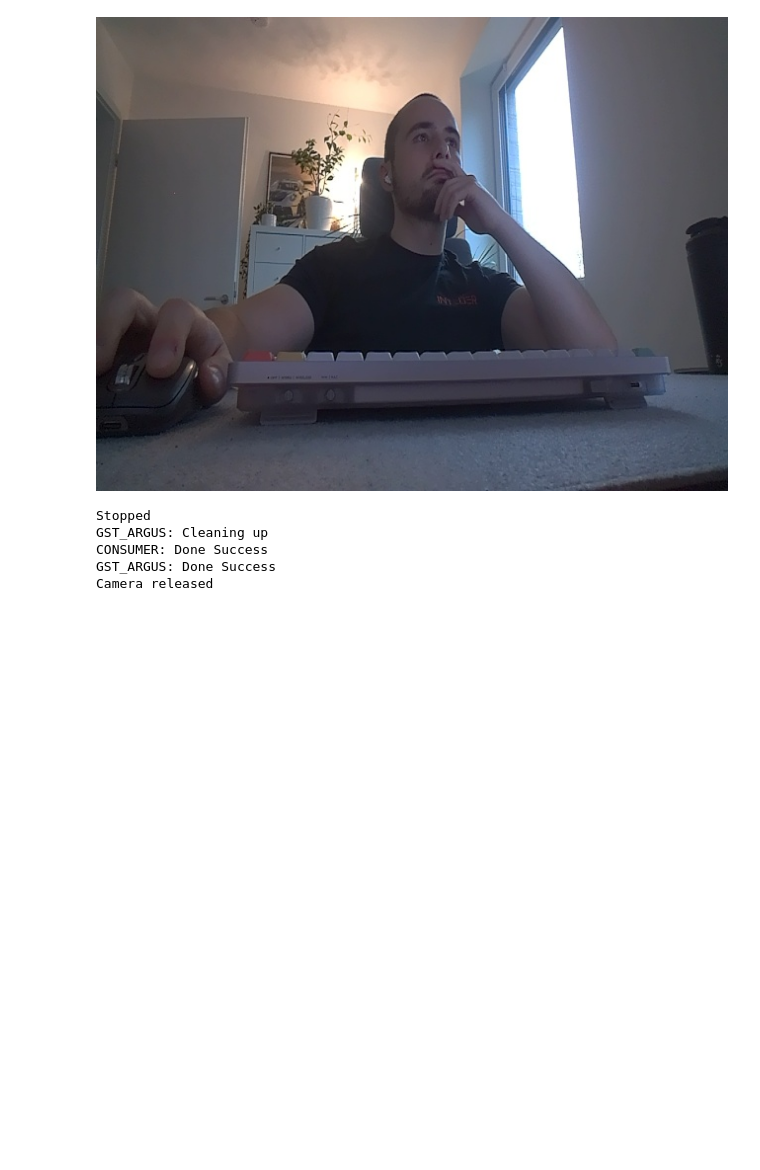
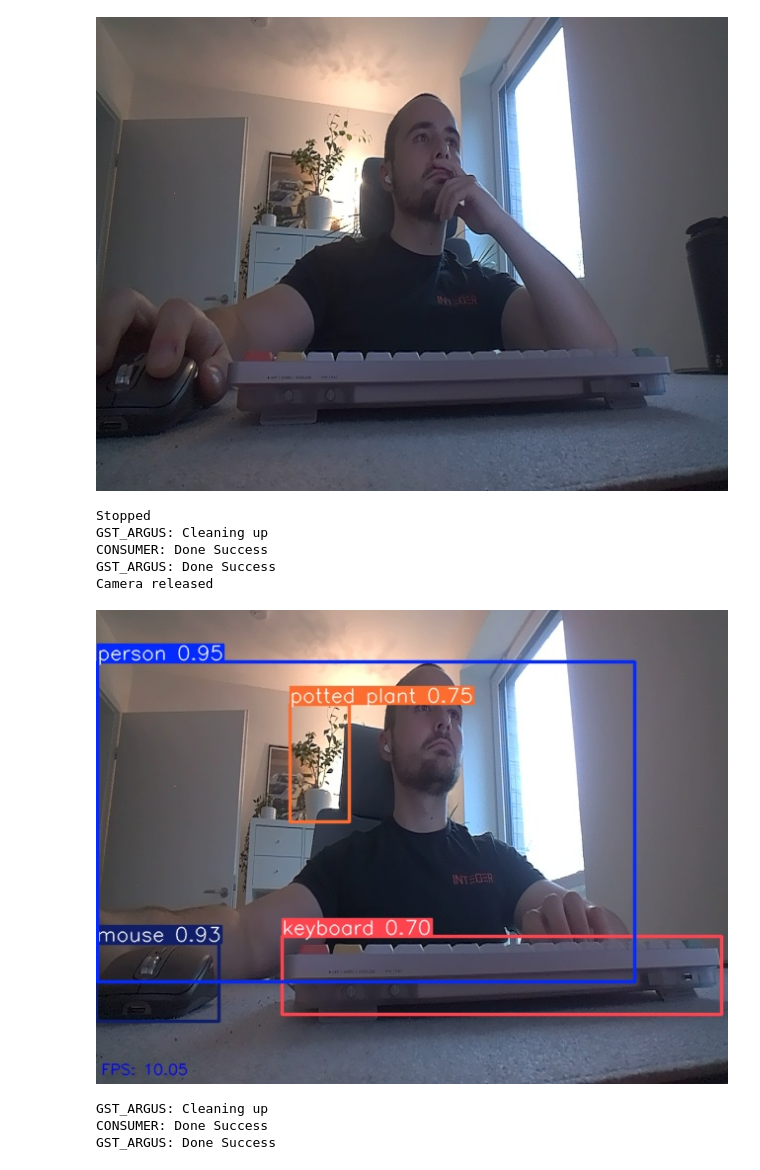
Before and after one commit to denishartl/jetson-yolo-intro, a Jupyter notebook: jetson-yolo-intro.ipynb, the cells around one changed output. Cells and saved outputs as stored; diff of their text form; code cells hidden in the pictures; blank space fills up the shorter version.

```diff
--- a/jetson-yolo-intro.ipynb
+++ b/jetson-yolo-intro.ipynb
@@ -67,4 +113,11 @@ Camera released
 # %%
 # Detection
+model = YOLO("models/yolo11x.pt")
+run_model(model)
+# %% [output]
+[figure, added]
+GST_ARGUS: Cleaning up
+CONSUMER: Done Success
+GST_ARGUS: Done Success
 # %%
 # Image Segmentation
```
Also changed, not shown: parts of 5 cells of this notebook.
